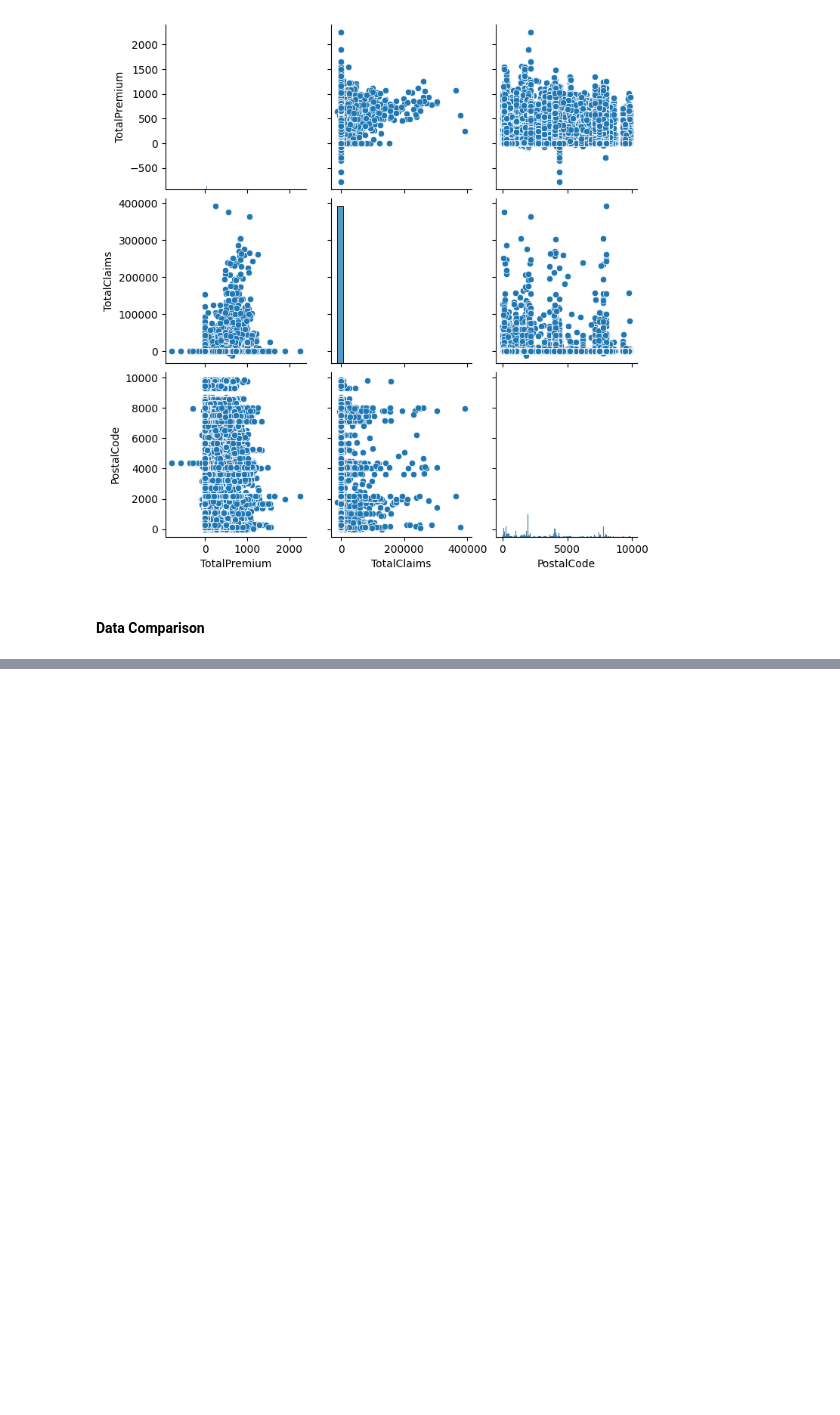
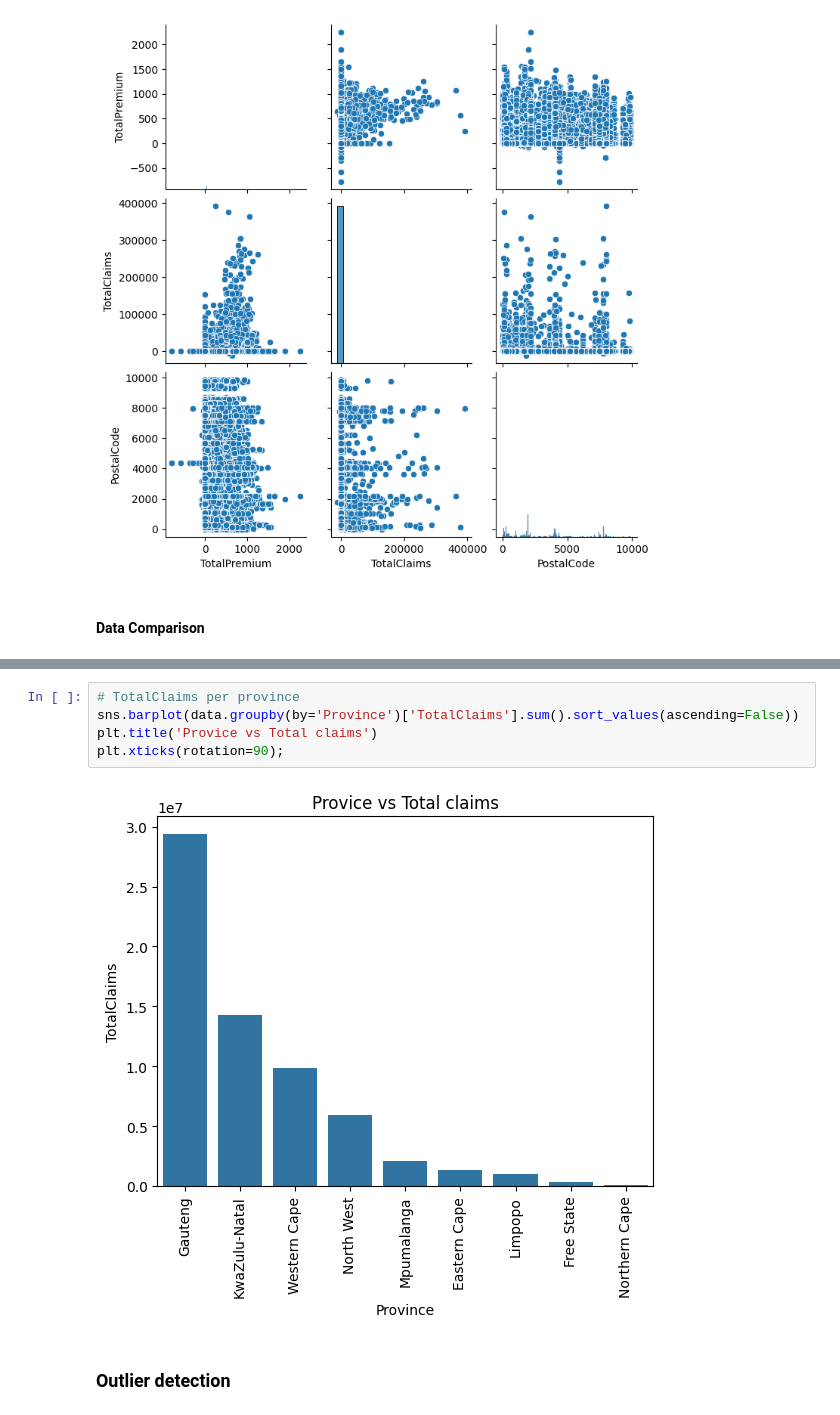
Before and after one commit to Yosef-ft/Insurance_Analysis, a Jupyter notebook: notebook/EDA.ipynb, the cells around one changed output, grey strips where cells are left out. Saved outputs shown, nothing was run; the diff lists cells and outputs as text; blank space fills up the shorter version.

```diff
--- a/notebook/EDA.ipynb
+++ b/notebook/EDA.ipynb
@@ -381,0 +423,9 @@ plt.show()
+# %%
+# TotalClaims per province
+sns.barplot(data.groupby(by='Province')['TotalClaims'].sum().sort_values(ascending=False))
+plt.title('Provice vs Total claims')
+plt.xticks(rotation=90);
+# %% [output]
+[figure, added]
+# %% [markdown]
+### Outlier detection
```
Also changed, not shown: parts of 13 cells of this notebook.
